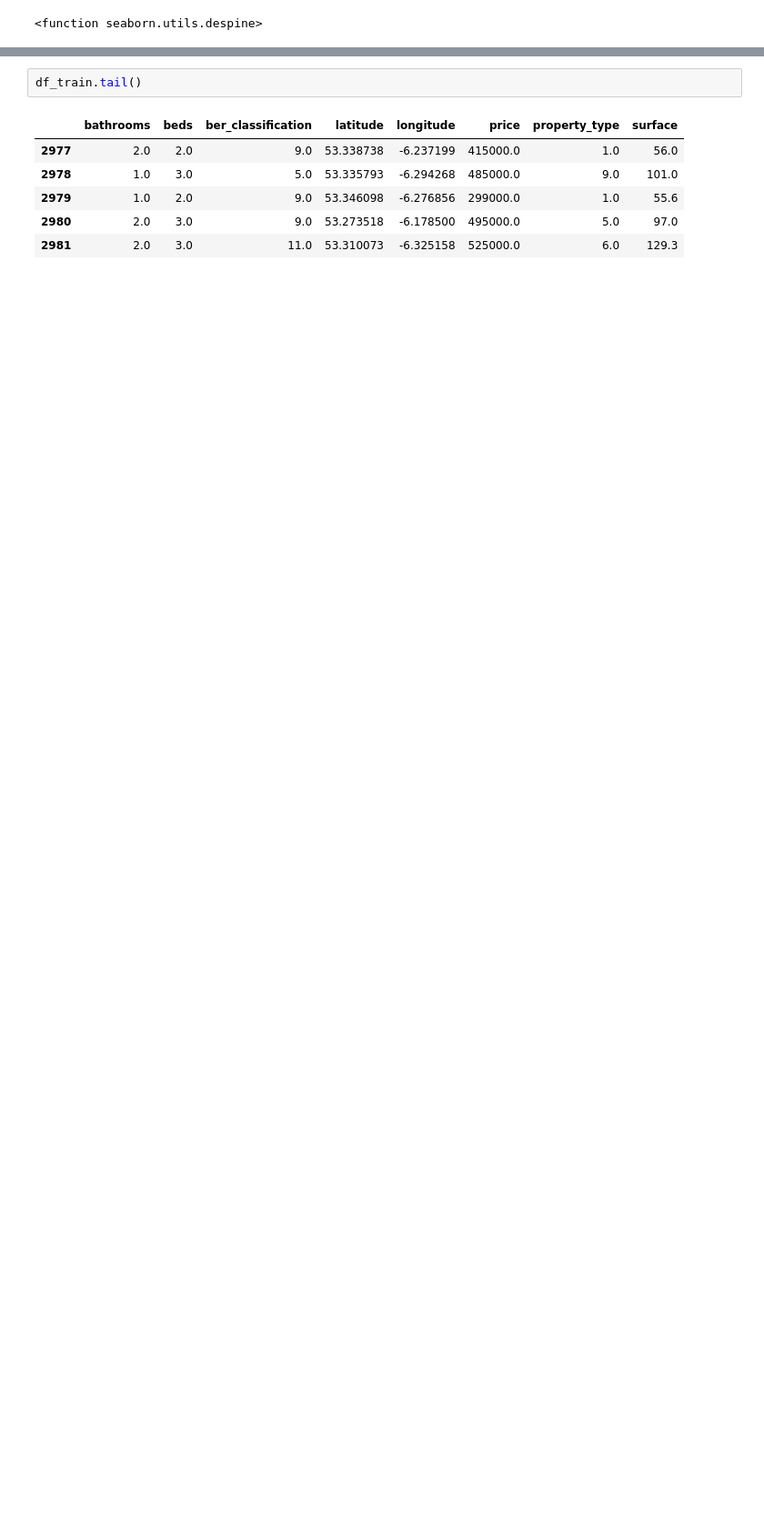
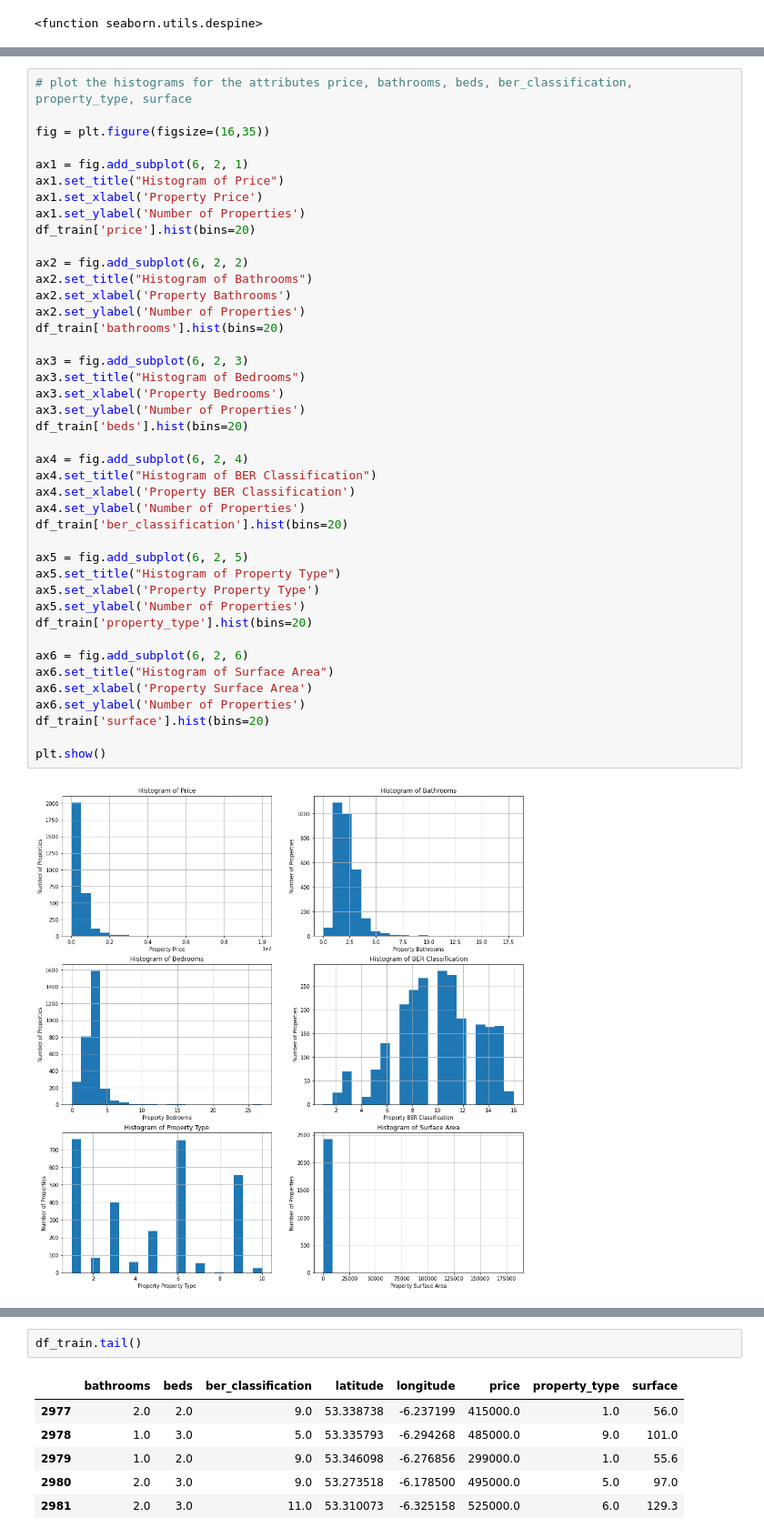
Before and after one commit to markdevine/ET5003_SEM1_2021-2, a Jupyter notebook: ET5003_Etivity2_Mark_Devine_19187289.ipynb, the cells around one changed output, grey strips where cells are left out. Shown at 91% size. Drawn from its saved outputs; the diff is of its cells as text; blank space fills up the shorter version.

```diff
--- a/ET5003_Etivity2_Mark_Devine_19187289.ipynb
+++ b/ET5003_Etivity2_Mark_Devine_19187289.ipynb
@@ -494,0 +526,44 @@ df_test.drop('ad_id', axis=1, inplace=True)
+# %%
+# plot the histograms for the attributes price, bathrooms, beds, ber_classification, property_type, surface
+
+fig = plt.figure(figsize=(16,35))
+
+ax1 = fig.add_subplot(6, 2, 1)
+ax1.set_title("Histogram of Price")
+ax1.set_xlabel('Property Price')
+ax1.set_ylabel('Number of Properties')
+df_train['price'].hist(bins=20)
+
+ax2 = fig.add_subplot(6, 2, 2)
+ax2.set_title("Histogram of Bathrooms")
+ax2.set_xlabel('Property Bathrooms')
+ax2.set_ylabel('Number of Properties')
+df_train['bathrooms'].hist(bins=20)
+
+ax3 = fig.add_subplot(6, 2, 3)
+ax3.set_title("Histogram of Bedrooms")
+ax3.set_xlabel('Property Bedrooms')
+ax3.set_ylabel('Number of Properties')
+df_train['beds'].hist(bins=20)
+
+ax4 = fig.add_subplot(6, 2, 4)
+ax4.set_title("Histogram of BER Classification")
+ax4.set_xlabel('Property BER Classification')
+ax4.set_ylabel('Number of Properties')
+df_train['ber_classification'].hist(bins=20)
+
+ax5 = fig.add_subplot(6, 2, 5)
+ax5.set_title("Histogram of Property Type")
+ax5.set_xlabel('Property Property Type')
+ax5.set_ylabel('Number of Properties')
+df_train['property_type'].hist(bins=20)
+
+ax6 = fig.add_subplot(6, 2, 6)
+ax6.set_title("Histogram of Surface Area")
+ax6.set_xlabel('Property Surface Area')
+ax6.set_ylabel('Number of Properties')
+df_train['surface'].hist(bins=20)
+
+plt.show()
+# %% [output]
+[figure, added]
```
Also changed, not shown: parts of 27 cells of this notebook.
